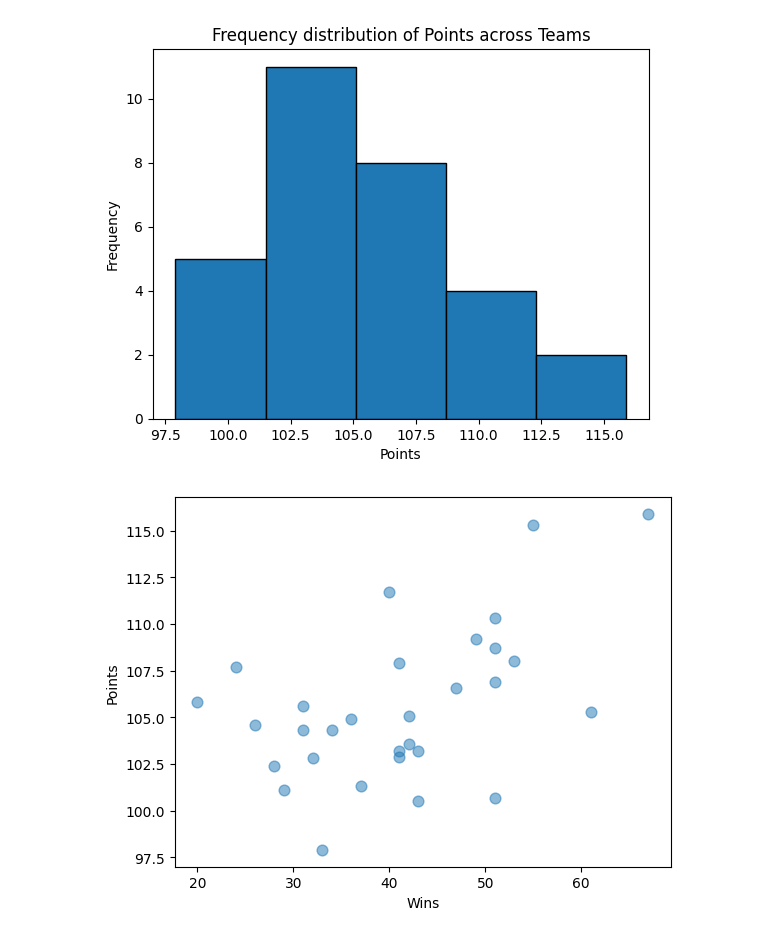
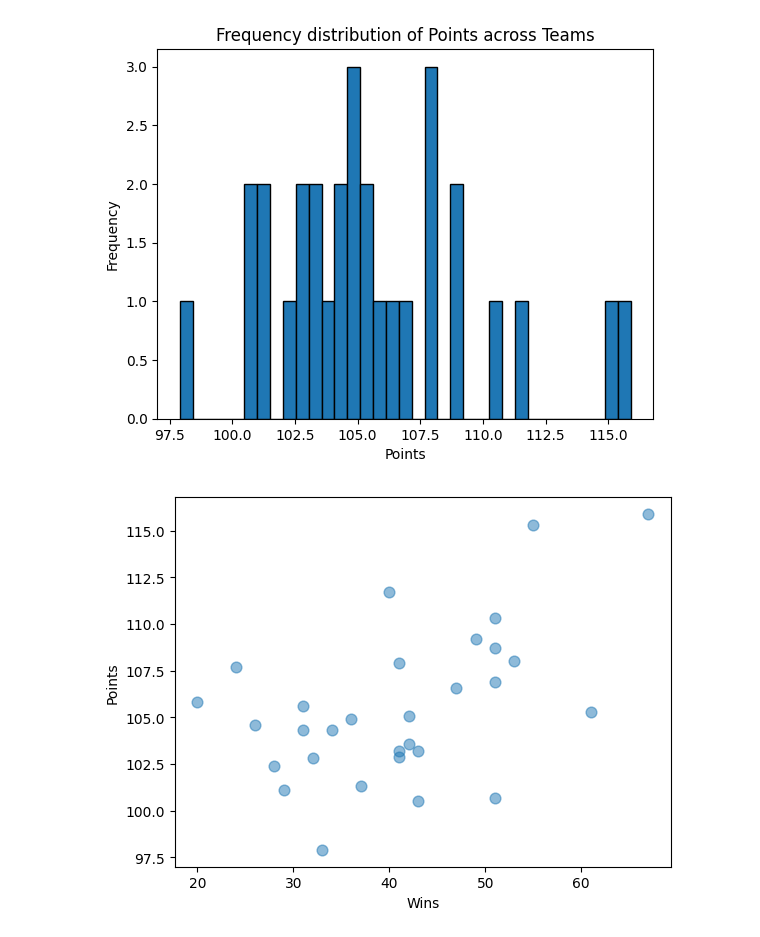
Before and after one commit to nogibjj/706_Week03_YL, a Jupyter notebook: nba.ipynb, the cells around one changed output. Saved outputs shown, nothing was run; the diff lists cells and outputs as text; code cells hidden in the pictures.

```diff
--- a/nba.ipynb
+++ b/nba.ipynb
@@ -20,13 +20,13 @@ shape: (9, 27)
 | "75%" | 82.0 | 51.0 | 50.0 | 0.622 | 48.4 | 107.9 | 39.6 | 87.1 | ... |
 | "max" | 82.0 | 67.0 | 62.0 | 0.817 | 48.6 | 115.9 | 43.1 | 88.8 | ... |
 # %%
-plt.hist(nba["points"], bins=5, edgecolor="k")
+plt.hist(nba["points"], bins=35, edgecolor="k")
 plt.xlabel("Points")
 plt.ylabel("Frequency")
 plt.title("Frequency distribution of Points across Teams")
 plt.show()
 # %% [output]
-[figure, old version]
+[figure, new version]
 # %%
 plt.scatter(nba["wins"], nba["points"], alpha=0.5, s=60)
 plt.xlabel("Wins")
```
Also changed, not shown: 5 other files.
